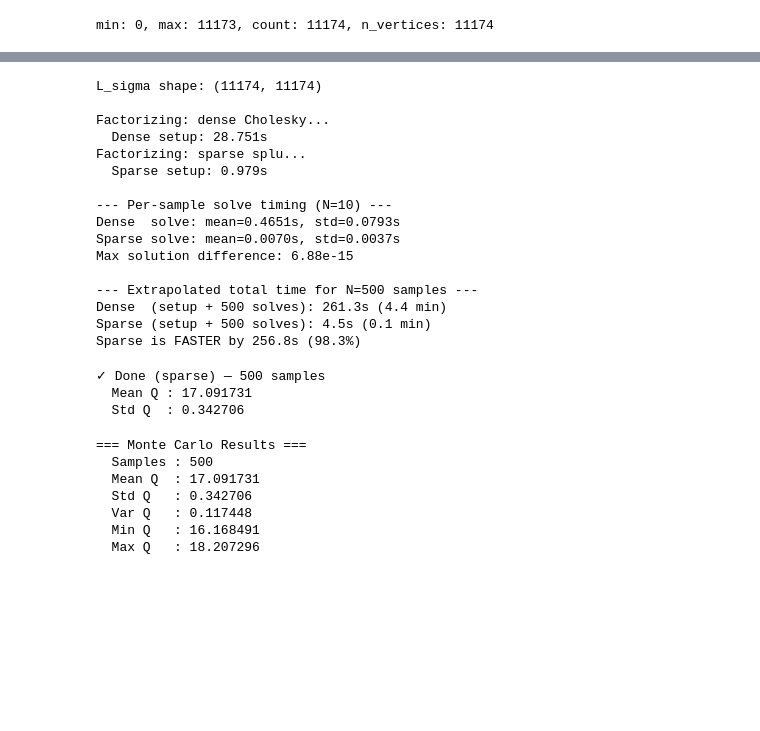
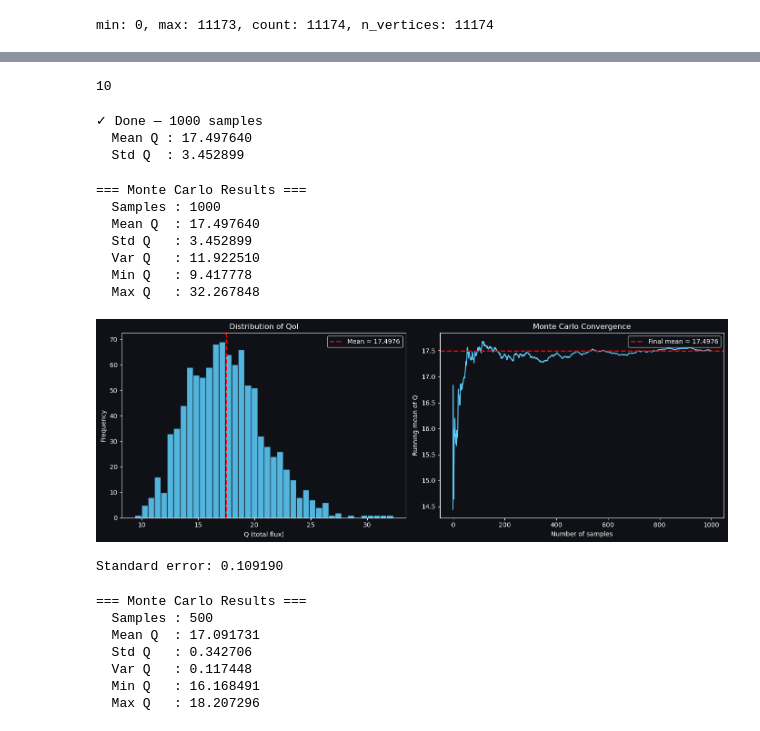
Before and after one commit to diapatel/white-noise-sampling, a Jupyter notebook: notebooks/pipeline_runs/oregon_routers.ipynb, the cells around one changed output, grey strips where cells are left out. Saved outputs shown, nothing was run; the diff lists cells and outputs as text; code cells hidden in the pictures; blank space fills up the shorter version.

```diff
--- a/notebooks/pipeline_runs/oregon_routers.ipynb
+++ b/notebooks/pipeline_runs/oregon_routers.ipynb
@@ -345,35 +99,3 @@ NameError: name 'L' is not defined
-# %%
-# 1. Build sparse L_sigma (instead of your existing dense build_shifted_laplacian)
-L_sigma_sparse = build_shifted_laplacian_sparse(L, D, lambda_min)
-
-# 2. Run the comparison script from before to confirm sparse actually wins on YOUR Oregon data
-B = build_incidence_matrix(edges, n_vertices)
-results = compare_dense_vs_sparse_cholesky(L_sigma, lambda_min, B, edges, N_test=10)
-# (pass your existing dense L_sigma here — the function builds the sparse version internally too)
-
-# 3. If sparse wins for N=500 extrapolation, run the full sparse pipeline:
-Q_samples = monte_carlo_loop_sparse(
-    L_sigma_sparse, lambda_min, edges, n_vertices,
-    gamma_in, gamma_out, edge_weights,
-    N=500, debug=True
-)
-# %% [output]
-L_sigma shape: (11174, 11174)
-
-Factorizing: dense Cholesky...
-  Dense setup: 28.751s
-Factorizing: sparse splu...
-  Sparse setup: 0.979s
-
---- Per-sample solve timing (N=10) ---
-Dense  solve: mean=0.4651s, std=0.0793s
-Sparse solve: mean=0.0070s, std=0.0037s
-Max solution difference: 6.88e-15
-
---- Extrapolated total time for N=500 samples ---
-Dense  (setup + 500 solves): 261.3s (4.4 min)
-Sparse (setup + 500 solves): 4.5s (0.1 min)
-Sparse is FASTER by 256.8s (98.3%)
-✓ Done (sparse) — 500 samples
-  Mean Q : 17.091731
-  Std Q  : 0.342706
+# %%
+G_nx = nx.Graph()
+G_nx.add_edges_from(edges)
@@ -380,3 +104,35 @@ Sparse is FASTER by 256.8s (98.3%)
+# %%
+diameter
+# %% [output]
+10
+# %%
+Q_samples = monte_carlo_loop_tqdm(L_sigma, lambda_min, edges, n_vertices,
+                          gamma_in, gamma_out, edge_weights=None,
+                          N=1000, use_amg=False, debug=True)
+# %% [output]
+✓ Done — 1000 samples
+  Mean Q : 17.497640
+  Std Q  : 3.452899
+# %%
+analyze_qoi(Q_samples, save_as=None)
+# %% [output]
+=== Monte Carlo Results ===
+  Samples : 1000
+  Mean Q  : 17.497640
+  Std Q   : 3.452899
+  Var Q   : 11.922510
+  Min Q   : 9.417778
+  Max Q   : 32.267848
+[figure, added]
+# %%
+N = 1000
+mean_Q = 17.497640
+std_Q = 3.452899
+
+standard_error = std_Q / np.sqrt(N)
+print(f"Standard error: {standard_error:.6f}")
+# %% [output]
+Standard error: 0.109190
 # %%
 analyze_qoi(Q_samples)
 # %% [output]
```
Also changed, not shown: parts of 8 cells of this notebook, 14 other files.
